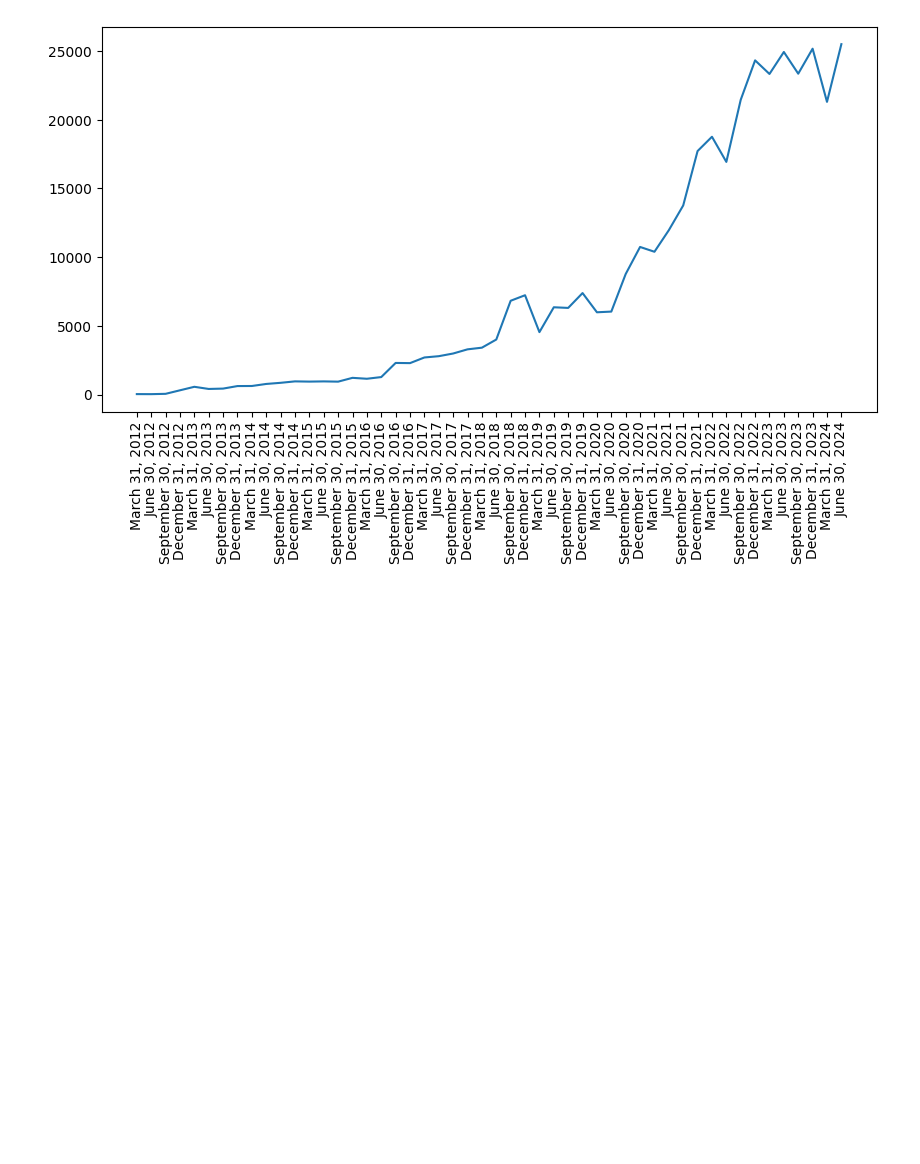
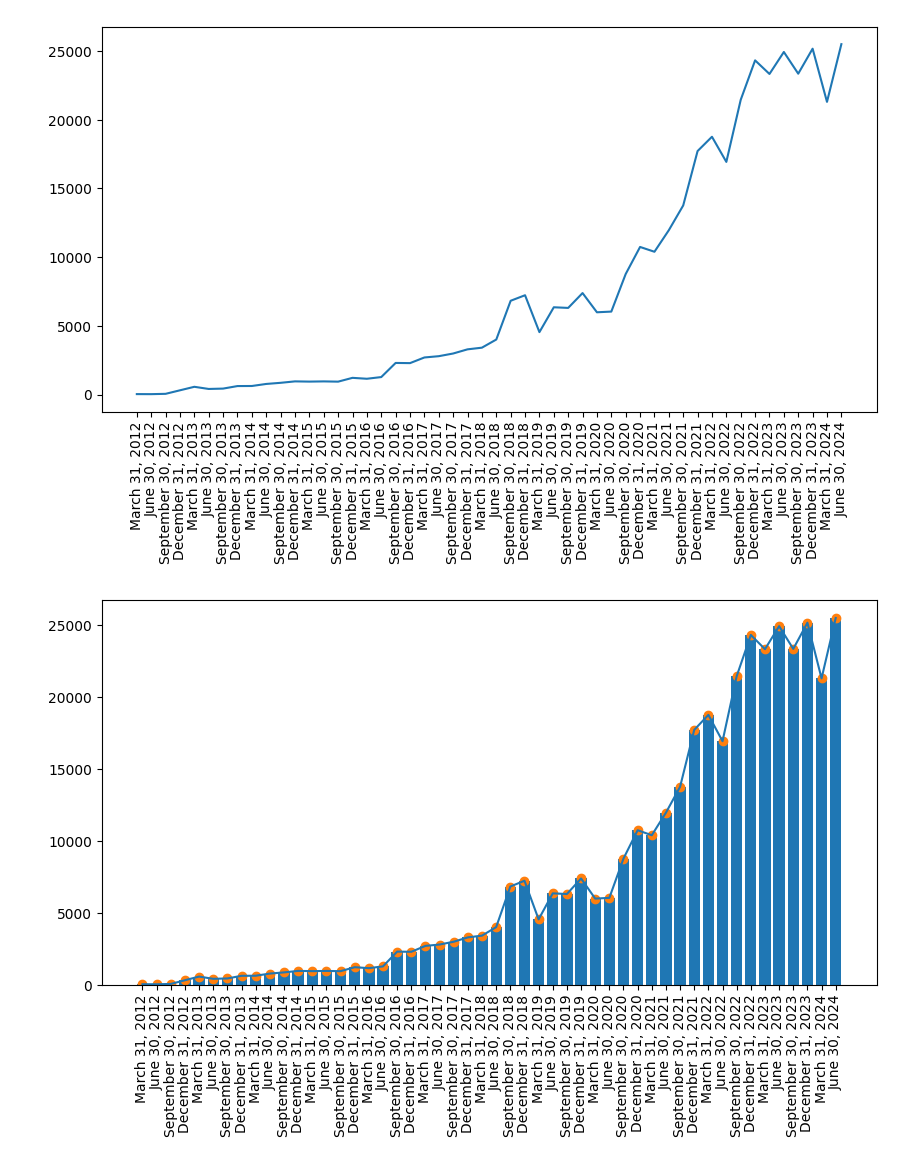
Before and after one commit to LuisCamachoRivero/web-scraping-project-tutorial, a Jupyter notebook: src/explore.es.ipynb, the cells around one changed output. Drawn from its saved outputs; the diff is of its cells as text; code cells hidden in the pictures; blank space fills up the shorter version.

```diff
--- a/src/explore.es.ipynb
+++ b/src/explore.es.ipynb
@@ -323,3 +323,18 @@ plt.plot(df_tesla['Fecha'][::-1],df_tesla['Revenue (M)'][::-1])
 plt.show()
 # %% [output]
 [figure]
+# %%
+plt.figure(figsize=(10,5))
+plt.xticks(rotation=90)
+
+#Lineas
+plt.plot(df_tesla['Fecha'][::-1],df_tesla['Revenue (M)'][::-1])
+#Barras
+plt.bar(df_tesla['Fecha'][::-1],df_tesla['Revenue (M)'][::-1])
+#ScatterPlot
+plt.scatter(df_tesla['Fecha'][::-1],df_tesla['Revenue (M)'][::-1])
+
+
+plt.show()
+# %% [output]
+[figure, added]
```
